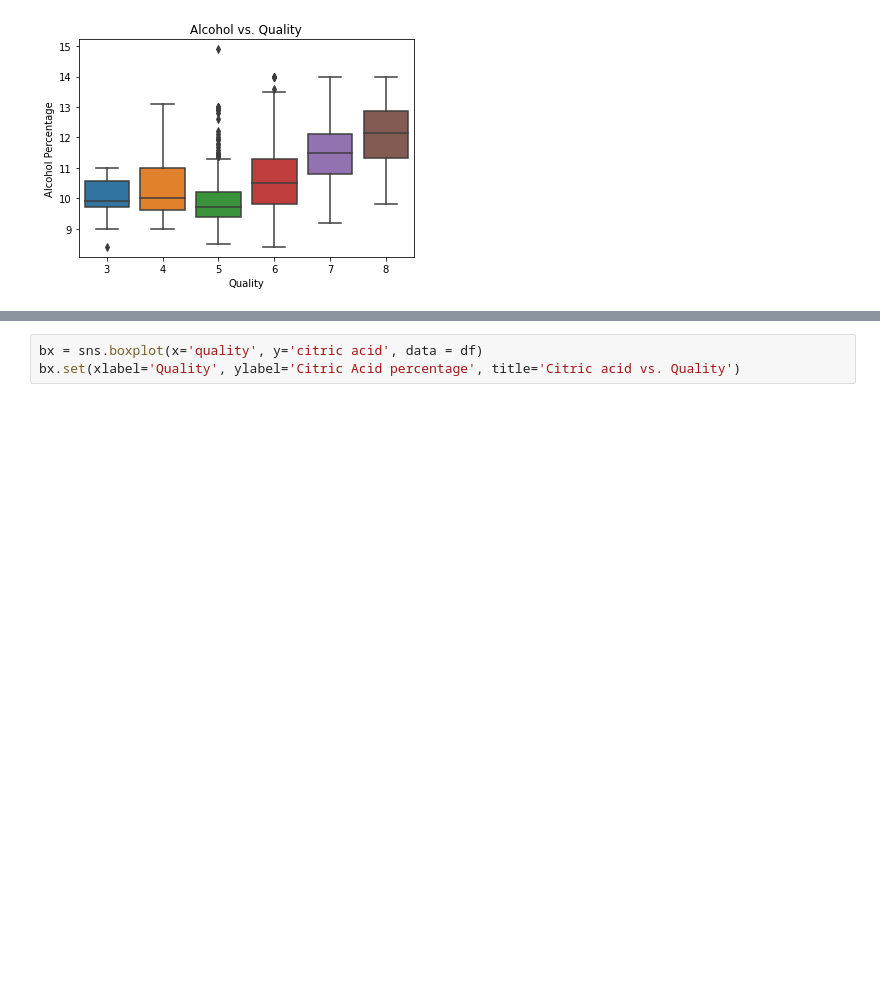
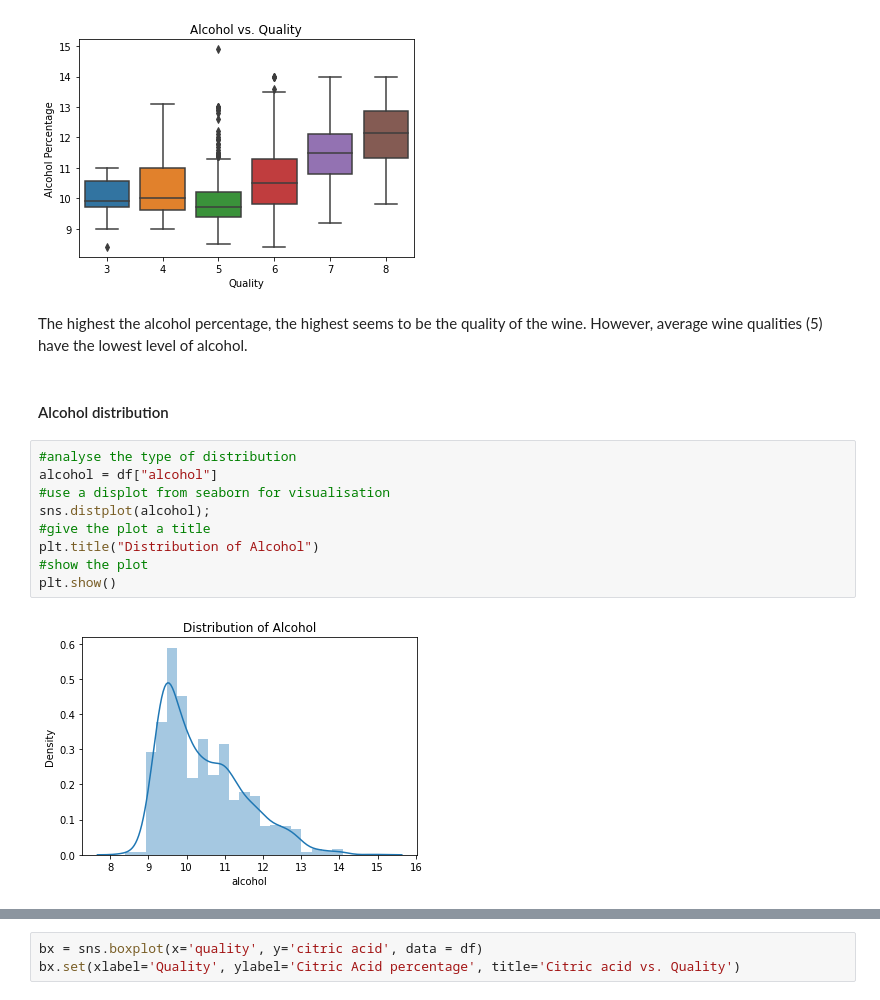
Before and after one commit to LaisColetta/PdDA_Assignment, a Jupyter notebook: PdDA_Assignment.ipynb, the cells around one changed output, grey strips where cells are left out. Saved outputs shown, nothing was run; the diff lists cells and outputs as text; blank space fills up the shorter version.

Commit message:
Distributions

```diff
--- a/PdDA_Assignment.ipynb
+++ b/PdDA_Assignment.ipynb
@@ -285,3 +303,18 @@ bx.set(xlabel='Quality', ylabel='Alcohol Percentage', title='Alcohol vs. Quality
  Text(0, 0.5, 'Alcohol Percentage'),
  Text(0.5, 1.0, 'Alcohol vs. Quality')]
 [figure]
+# %% [markdown]
+The highest the alcohol percentage, the highest seems to be the quality of the wine. However, average wine qualities (5) have the lowest level of alcohol.
+# %% [markdown]
+#### Alcohol distribution
+# %%
+#analyse the type of distribution
+alcohol = df["alcohol"]
+#use a displot from seaborn for visualisation
+sns.distplot(alcohol);
+#give the plot a title
+plt.title("Distribution of Alcohol")
+#show the plot
+plt.show()
+# %% [output]
+[figure, added]
```
Also changed, not shown: parts of 19 cells of this notebook.
